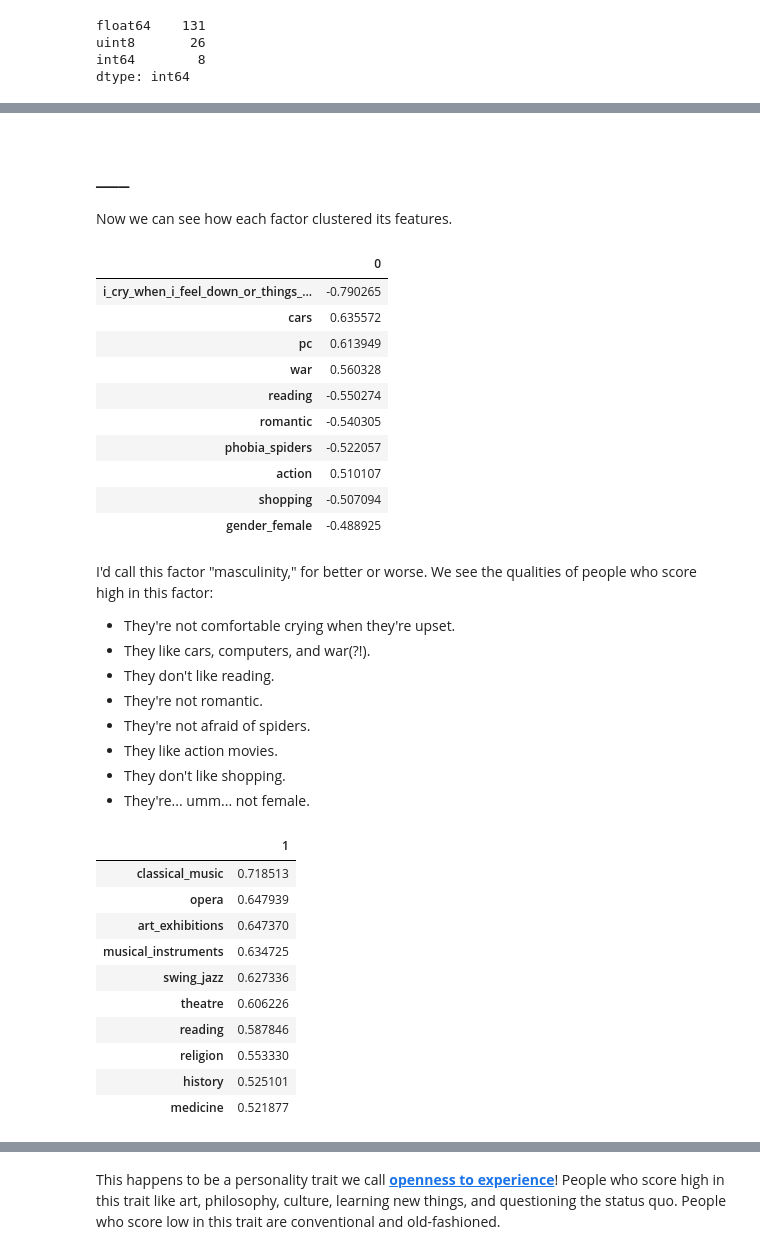
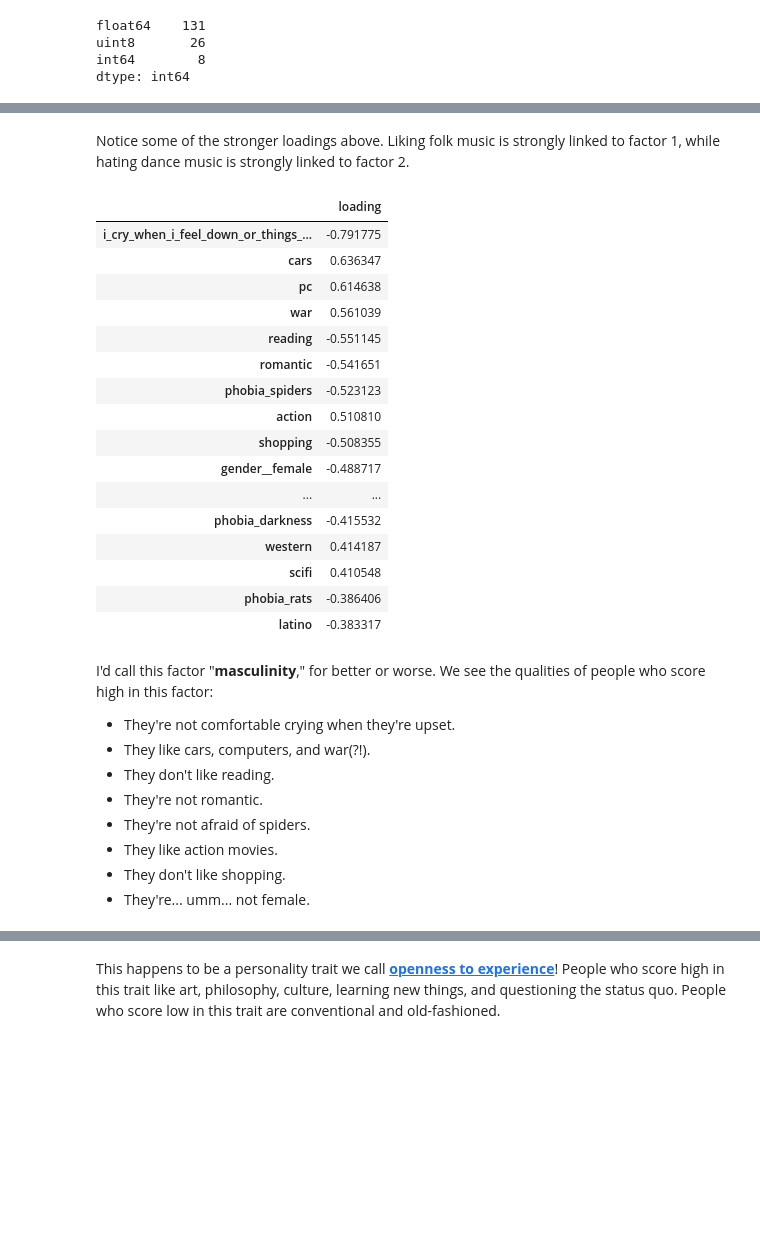
Before and after one commit to vincefav/machine-learning-portfolio, a Jupyter notebook: Factor_analysis.ipynb, the cells around one changed output, grey strips where cells are left out. Drawn from its saved outputs; the diff is of its cells as text; code cells hidden in the pictures; blank space fills up the shorter version.

Commit message:
How to cluster features

```diff
--- a/Factor_analysis.ipynb
+++ b/Factor_analysis.ipynb
@@ -89,6 +155,0 @@ In a factor analysis, negative scores ("loadings") are just as important as posi
-# %%
-# Loop through and create absolute correlations
-for i in range(n_factors):
-    factors['factor_' + str(i) + '_abs'] = np.abs(factors[i])
-
-factors.head()
@@ -102,22 +156,35 @@ factors.head()
-# %% [markdown]
-# ___
-Now we can see how each factor clustered its features.
-# %%
-factors.sort_values('factor_0_abs', ascending=False)[[0]].head(10)
-# %% [output]
-|  | 0 |
-| i_cry_when_i_feel_down_or_things_... | -0.790265 |
-| cars | 0.635572 |
-| pc | 0.613949 |
-| war | 0.560328 |
-| reading | -0.550274 |
-| romantic | -0.540305 |
-| phobia_spiders | -0.522057 |
-| action | 0.510107 |
-| shopping | -0.507094 |
-| gender_female | -0.488925 |
+# %% [markdown]
+Notice some of the stronger loadings above. Liking folk music is strongly linked to factor 1, while hating dance music is strongly linked to factor 2.
+# %%
+def show_loadings(factor=0, factors=factors):
+    loadings = pd.DataFrame()
+    loadings['loading'] = factors[factor]
+    loadings['absol_' + str(factor)] = abs(loadings['loading'])
+    loadings = loadings[loadings['absol_' + str(factor)] > 0.38]\
+    .sort_values('absol_' + str(factor), ascending=False)
+    return pd.DataFrame(loadings['loading'])
+
+show_loadings(0)
+# %% [output]
+|  | loading |
+| i_cry_when_i_feel_down_or_things_... | -0.791775 |
+| cars | 0.636347 |
+| pc | 0.614638 |
+| war | 0.561039 |
+| reading | -0.551145 |
+| romantic | -0.541651 |
+| phobia_spiders | -0.523123 |
+| action | 0.510810 |
+| shopping | -0.508355 |
+| gender__female | -0.488717 |
+| ... | ... |
+| phobia_darkness | -0.415532 |
+| western | 0.414187 |
+| scifi | 0.410548 |
+| phobia_rats | -0.386406 |
+| latino | -0.383317 |
 # %% [markdown]
-I'd call this factor "masculinity," for better or worse. We see the qualities of people who score high in this factor:
+I'd call this factor "**masculinity**," for better or worse. We see the qualities of people who score high in this factor:
 
 - They're not comfortable crying when they're upset.
 - They like cars, computers, and war(?!).
@@ -127,17 +194,3 @@ I'd call this factor "masculinity," for better or worse. We see the qualities of
 - They like action movies.
 - They don't like shopping.
 - They're... umm... not female.
-# %%
-factors.sort_values('factor_1_abs', ascending=False)[[1]].head(10)
-# %% [output]
-|  | 1 |
-| classical_music | 0.718513 |
-| opera | 0.647939 |
-| art_exhibitions | 0.647370 |
-| musical_instruments | 0.634725 |
-| swing_jazz | 0.627336 |
-| theatre | 0.606226 |
-| reading | 0.587846 |
-| religion | 0.553330 |
-| history | 0.525101 |
-| medicine | 0.521877 |
```
Also changed, not shown: parts of 66 cells of this notebook.
